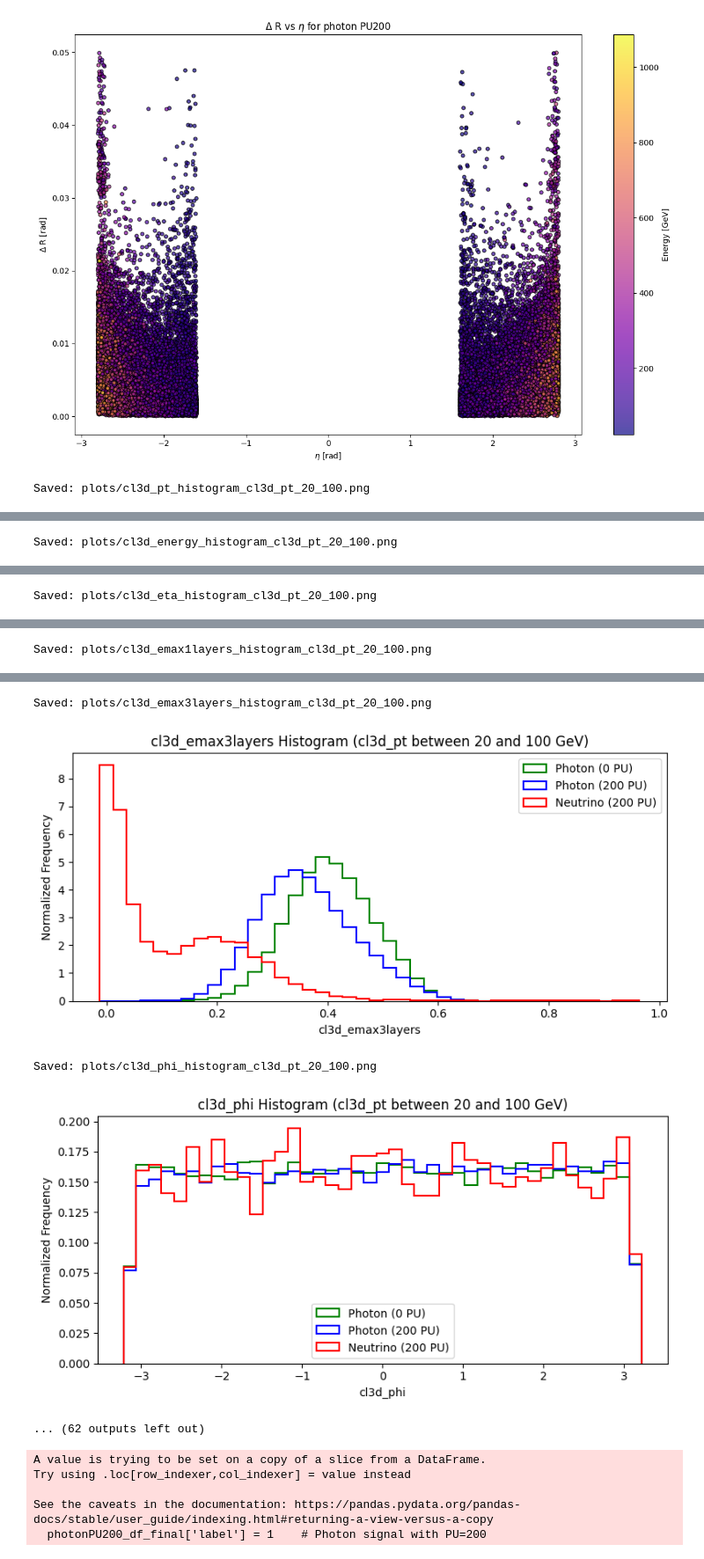
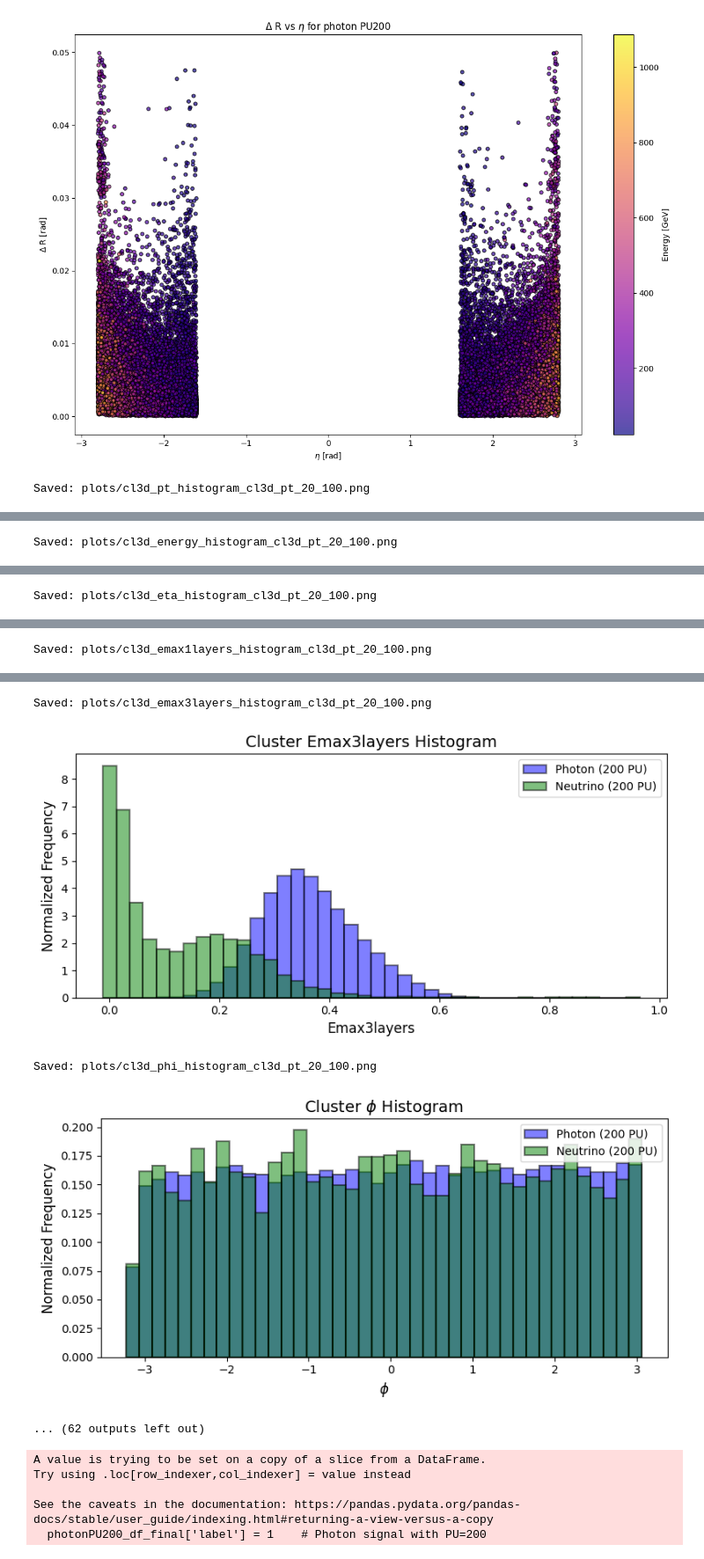
Before and after one commit to tdebnath16/shower_shape_studies, a Jupyter notebook: showershapestudies.ipynb, the cells around one changed output, grey strips where cells are left out. Shown at 88% size. Cells and saved outputs as stored; diff of their text form; code cells hidden in the pictures.

```diff
--- a/showershapestudies.ipynb
+++ b/showershapestudies.ipynb
@@ -181,45 +149,44 @@ plot_delta_r_3d_two_dfs(photonPU200_df_filtered, 'photon PU200', colors=('blue',
 Saved plot as: plots/delta_r_vs_etaenergy_photon_PU200.png
 [figure]
 # %%
-def plot_histograms(df_photon_no_pu, df_photon_pu200, df_neutrino_pu200, variables, num_bins=40, int_num_bins=10, cl3d_pt_range=(20, 30), figsize=(8, 4)):
-    df_photon_no_pu_filtered = df_photon_no_pu[(df_photon_no_pu['cl3d_pt'] >= cl3d_pt_range[0]) & (df_photon_no_pu['cl3d_pt'] <= cl3d_pt_range[1])]
+def plot_histograms(df_photon_pu200, df_neutrino_pu200, variables, num_bins=40, int_num_bins=10, cl3d_pt_range=(20, 30), figsize=(8, 4)):
     df_photon_pu200_filtered = df_photon_pu200[(df_photon_pu200['cl3d_pt'] >= cl3d_pt_range[0]) & (df_photon_pu200['cl3d_pt'] <= cl3d_pt_range[1])]
     df_neutrino_pu200_filtered = df_neutrino_pu200[(df_neutrino_pu200['cl3d_pt'] >= cl3d_pt_range[0]) & (df_neutrino_pu200['cl3d_pt'] <= cl3d_pt_range[1])]
     for var in variables:
         plt.figure(figsize=figsize)
-        if df_photon_no_pu_filtered[var].dtype in ['int64', 'int32']:
+        if df_photon_pu200_filtered[var].dtype in ['int64', 'int32']:
             min_value = min(
-                df_photon_no_pu_filtered[var].min(),
                 df_photon_pu200_filtered[var].min(),
                 df_neutrino_pu200_filtered[var].min()
             )
             max_value = max(
-                df_photon_no_pu_filtered[var].max(),
                 df_photon_pu200_filtered[var].max(),
                 df_neutrino_pu200_filtered[var].max()
             )
             bin_edges = np.arange(min_value - 0.5, max_value + 1.5, 1)
         else:
             min_value = min(
-                df_photon_no_pu_filtered[var].min(),
                 df_photon_pu200_filtered[var].min(),
                 df_neutrino_pu200_filtered[var].min()
             )
             max_value = max(
-                df_photon_no_pu_filtered[var].max(),
                 df_photon_pu200_filtered[var].max(),
                 df_neutrino_pu200_filtered[var].max()
             )
             bin_width = (max_value - min_value) / num_bins
             bin_edges = np.arange(min_value - bin_width / 2, max_value + bin_width / 2, bin_width)
-        plt.hist(df_photon_no_pu_filtered[var], bins=bin_edges, color='g', histtype='step', linewidth=1.5, label='Photon (0 PU)', density = True)
-        plt.hist(df_photon_pu200_filtered[var], bins=bin_edges, color='b', histtype='step', linewidth=1.5, label='Photon (200 PU)', density = True)
-        plt.hist(df_neutrino_pu200_filtered[var], bins=bin_edges, color='r', histtype='step', linewidth=1.5, label='Neutrino (200 PU)', density = True)
-        plt.title(f"{var} Histogram (cl3d_pt between {cl3d_pt_range[0]} and {cl3d_pt_range[1]} GeV)")
-        plt.xlabel(var)
-        plt.ylabel('Normalized Frequency')
+
+        # Use LaTeX labels
+        plt.hist(df_photon_pu200_filtered[var], bins=bin_edges, color='b', alpha = 0.5, linewidth=1.5, label='Photon (200 PU)', density = True, edgecolor='black')
+        plt.hist(df_neutrino_pu200_filtered[var], bins=bin_edges, color='g', alpha = 0.5, linewidth=1.5, label='Neutrino (200 PU)', density = True, edgecolor='black')
+
+        # Use LaTeX titles and labels
+        plt.title("Cluster "+f"{var_latex_map.get(var, var)} Histogram", fontsize=14)
+        plt.xlabel(var_latex_map.get(var, var), fontsize=12)
+        plt.ylabel('Normalized Frequency', fontsize=12)
         plt.legend()
         plt.tight_layout()
+
         filename = os.path.join(plots_dir,f"{var}_histogram_cl3d_pt_{cl3d_pt_range[0]}_{cl3d_pt_range[1]}.png")
         plt.savefig(filename, dpi=300)
         print(f"Saved: {filename}")
@@ -232,10 +199,11 @@ def plot_roc_curve(fpr, tpr, saveas): # function to plot ROC curve
     plt.plot([0, 1], [0, 1], color="navy", lw=2, linestyle="--")
     plt.xlim([0.0, 1.0])
     plt.ylim([0.0, 1.05])
-    plt.xlabel("False Positive Rate")
-    plt.ylabel("True Positive Rate")
-    plt.title("Receiver Operating Characteristic")
+    plt.xlabel(r"False Positive Rate", fontsize=12)
+    plt.ylabel(r"True Positive Rate", fontsize=12)
+    plt.title(r"Receiver Operating Characteristic", fontsize=14)
     plt.legend(loc="lower right")
+
     filename = os.path.join(plots_dir,f"{saveas}.png")
     plt.savefig(filename, dpi=300)
     print(f"Saved: {filename}")
@@ -255,4 +263,4 @@ variables = ['cl3d_pt', 'cl3d_energy', 'cl3d_eta', 'cl3d_emax1layers', 'cl3d_ema
 # %%
-plot_histograms(photonPU0_df_filtered, photonPU200_df_filtered, neutrinoPU200_df_20GeV, variables, cl3d_pt_range=(20, 100))
+plot_histograms(photonPU200_df_filtered, neutrinoPU200_df_20GeV, variables, cl3d_pt_range=(20, 100))
 # %% [output]
 Saved: plots/cl3d_pt_histogram_cl3d_pt_20_100.png
@@ -266,7 +274,7 @@ Saved: plots/cl3d_emax1layers_histogram_cl3d_pt_20_100.png
 Saved: plots/cl3d_emax3layers_histogram_cl3d_pt_20_100.png
-[figure, old version]
+[figure, new version]
 Saved: plots/cl3d_phi_histogram_cl3d_pt_20_100.png
-[figure, old version]
+[figure, new version]
 ... (62 outputs left out)
 # %%
 # Get the common columns between signal and background DataFrames
```
Also changed, not shown: parts of 4 cells of this notebook, 1 other file.
